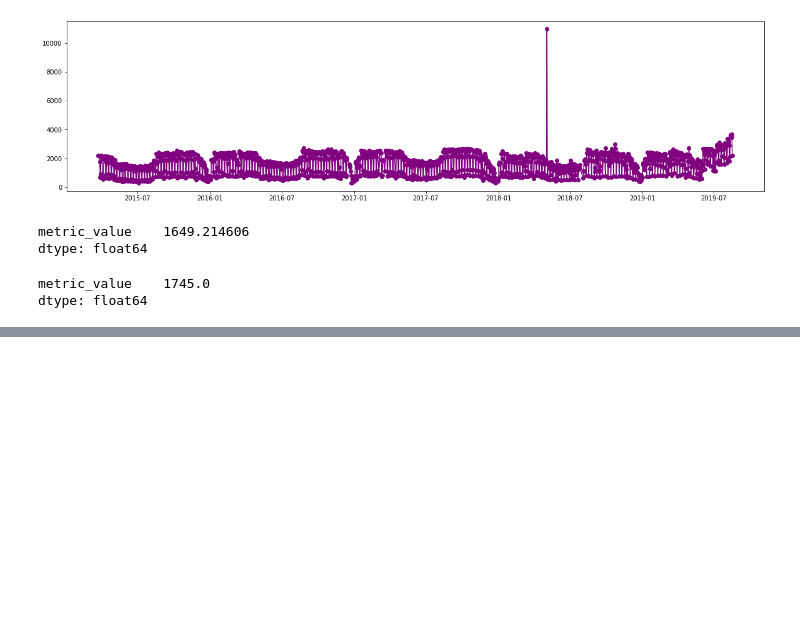
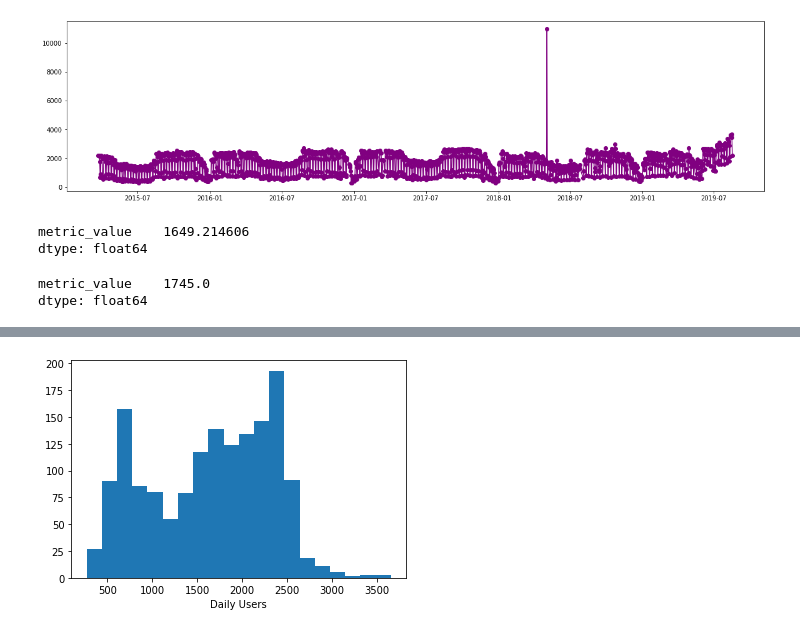
Before and after one commit to UNCG-CSE/G_Suite_Metrics, a Jupyter notebook: src/Jackie/CalendarAnalysis.ipynb, the cells around one changed output, grey strips where cells are left out. Cells and saved outputs as stored; diff of their text form; code cells hidden in the pictures; blank space fills up the shorter version.

```diff
--- a/src/Jackie/CalendarAnalysis.ipynb
+++ b/src/Jackie/CalendarAnalysis.ipynb
@@ -59,0 +97,3 @@ dtype: float64
+# %%
+newDaily = dailyDf.drop([3354])
+newDaily.sort_values(by=['metric_value'], ascending=False)
@@ -59,0 +119,6 @@ dtype: float64
+# %%
+plt.hist(newDaily['metric_value'], bins=20)
+plt.xlabel('Daily Users')
+plt.show()
+# %% [output]
+[figure, added]
```
Also changed, not shown: parts of 6 cells of this notebook.
